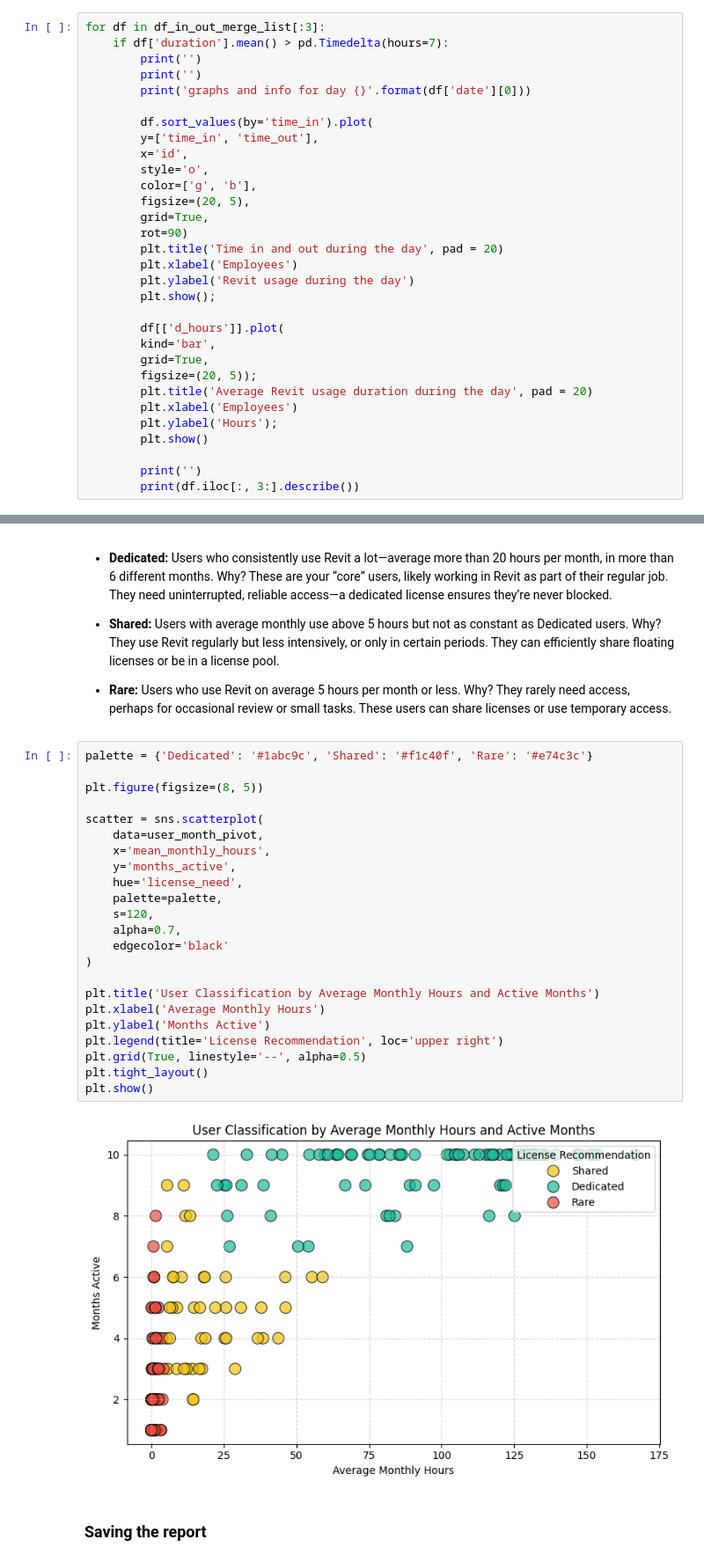
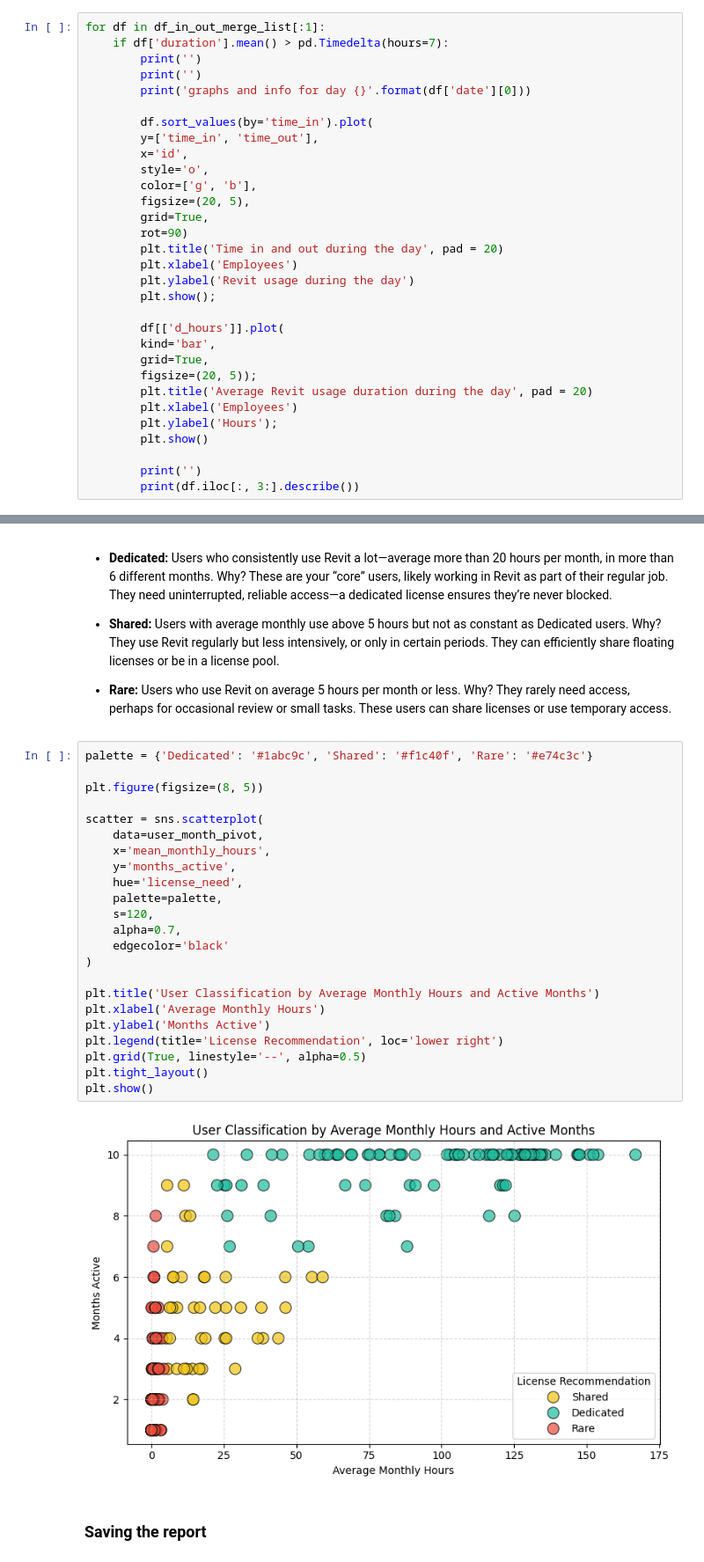
Before and after one commit to olgapoletkina/RVT_license_analysis, a Jupyter notebook: Revit__license_use_analysis.ipynb, the cells around one changed output, grey strips where cells are left out. Shown at 88% size. Saved outputs shown, nothing was run; the diff lists cells and outputs as text.

```diff
--- a/Revit__license_use_analysis.ipynb
+++ b/Revit__license_use_analysis.ipynb
@@ -638,7 +576,7 @@ print('total days:',count)
 # %% [output]
 total days: 203
 # %%
-for df in df_in_out_merge_list[:3]:
+for df in df_in_out_merge_list[:1]:
     if df['duration'].mean() > pd.Timedelta(hours=7):
         print('')
         print('')
@@ -857,28 +756,28 @@ Why? They rarely need access, perhaps for occasional review or small tasks. Thes
 # %%
 palette = {'Dedicated': '#1abc9c', 'Shared': '#f1c40f', 'Rare': '#e74c3c'}
 
 plt.figure(figsize=(8, 5))
 
 scatter = sns.scatterplot(
     data=user_month_pivot,
     x='mean_monthly_hours',
     y='months_active',
     hue='license_need',
     palette=palette,
     s=120,
     alpha=0.7,
     edgecolor='black'
 )
 
 plt.title('User Classification by Average Monthly Hours and Active Months')
 plt.xlabel('Average Monthly Hours')
 plt.ylabel('Months Active')
-plt.legend(title='License Recommendation', loc='upper right')
+plt.legend(title='License Recommendation', loc='lower right')
 plt.grid(True, linestyle='--', alpha=0.5)
 plt.tight_layout()
 plt.show()
 # %% [output]
-[figure, old version]
+[figure, new version]
 # %% [markdown]
 ### Saving the report
 # %%
```
Also changed, not shown: parts of 16 cells of this notebook, 1 other file.
